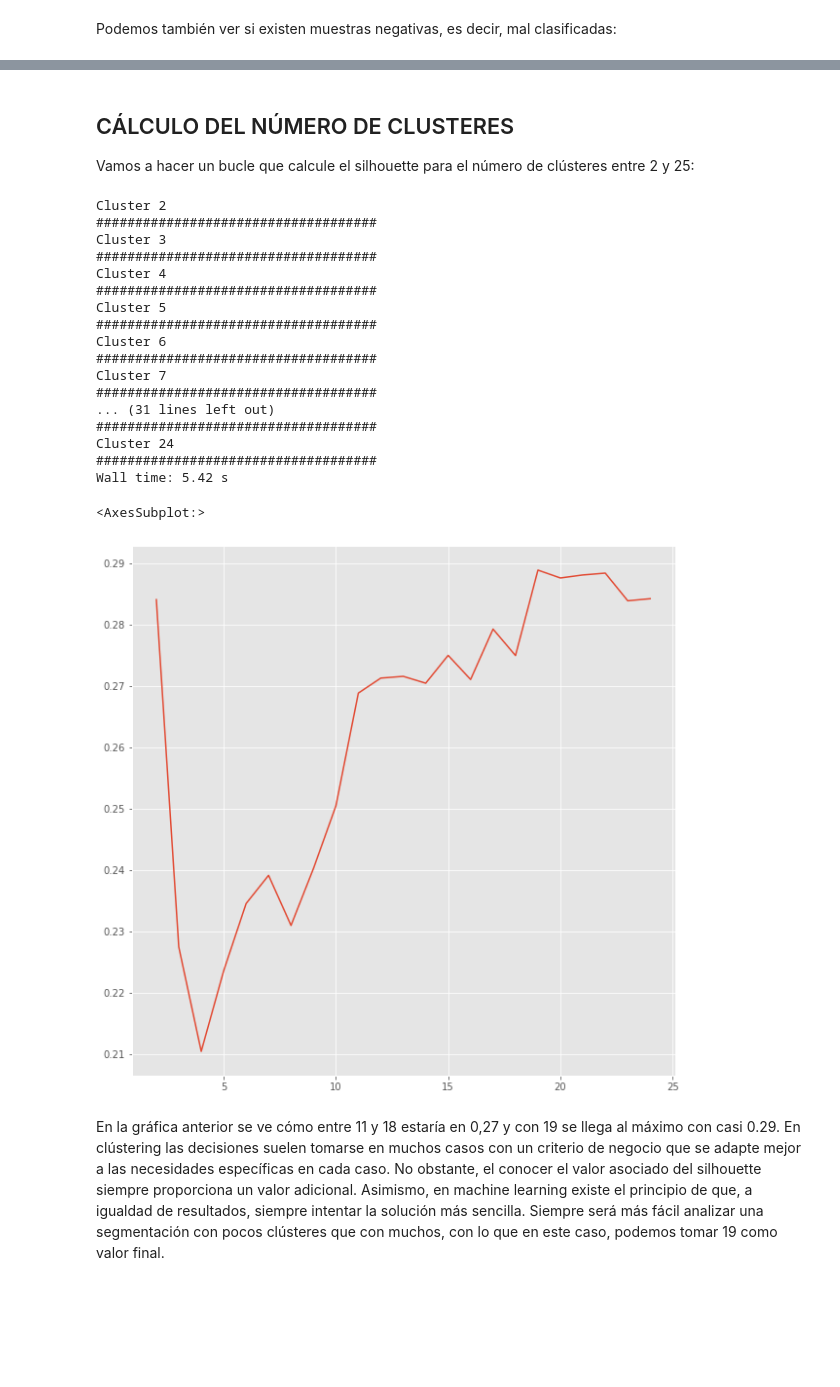
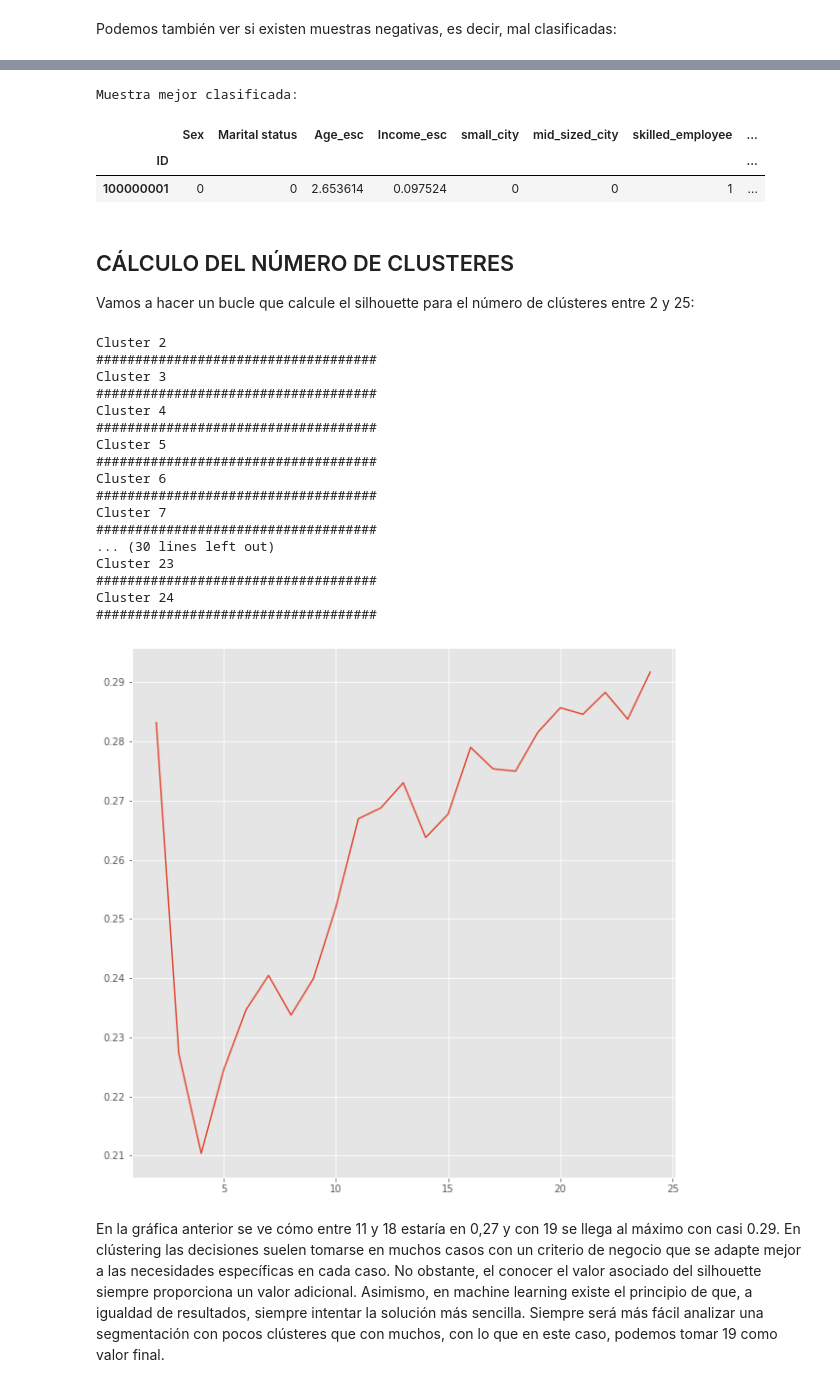
Before and after one commit to ymgabaldon/Ej_segmentacion, a Jupyter notebook: Analisis retail online.ipynb, the cells around one changed output, grey strips where cells are left out. Cells and saved outputs as stored; diff of their text form; code cells hidden in the pictures; blank space fills up the shorter version.

```diff
--- a/Analisis retail online.ipynb
+++ b/Analisis retail online.ipynb
@@ -12,6 +71,8 @@ plt.style.use("ggplot")
 warnings.filterwarnings("ignore")
 # %%
 ruta="D:\\J\\Big data\\DATAHACK\\PYTHON\\006-_Caso_segmentacion\FMCG\\"
+
+ruta="D:\\0001_11_2016_PERSONAL\\datahack\\0006_Prácticas_master_junio\\"
 ruta_linux='/home/user/Datahack/Datos_Segmentacion/'
 archivo="segmentation data.csv"
 # %%
@@ -517,9 +602,20 @@ ID
+# %%
+##CALCULA LA MUESTRA PEOR CLASIFICADA. PARA ELLO, PUEDES BUSCAR EL VALOR MÁXIMO DE LA COLUMNA Silueta_4
+print("Muestra mejor clasificada:")
+df_train[df_train["Silueta_4"]==np.max(df_train["Silueta_4"])]
+# %% [output]
+Muestra mejor clasificada:
+|  | Sex | Marital status | Age_esc | Income_esc | small_city | mid_sized_city | skilled_employee | ... |
+| ID |  |  |  |  |  |  |  | ... |
+| 100000001 | 0 | 0 | 2.653614 | 0.097524 | 0 | 0 | 1 | ... |
 # %% [markdown]
 ## CÁLCULO DEL NÚMERO DE CLUSTERES
 
 Vamos a hacer un bucle que calcule el silhouette para el número de clústeres entre 2 y 25:
 # %%
-%%time
+## VAMOS A CREAR UN DICCIONARIO valor_silhouette DONDE POR CLAVE VAMOS A METER EL NÚMERO DE CLÚSTERES Y VALOR EL SHILOUETTE ASOCIADO
+
+
 
 valor_silhouette={}
 for nclusters in np.arange(2,25):
@@ -542,17 +638,18 @@ Cluster 6
 ####################################
 Cluster 7
 ####################################
-... (31 lines left out)
+... (30 lines left out)
+Cluster 23
 ####################################
 Cluster 24
 ####################################
-Wall time: 5.42 s
 # %%
+### PINTEMOS EN UNA GRÁFICA DE LOS DIFERENTES SILHOUETTES, VAMOS A VER LOS DISTINTOS VALORES
+
 plt.figure(figsize=(10,10))
-sns.lineplot(x=valor_silhouette.keys(),y=valor_silhouette.values())
+sns.lineplot(x=list(valor_silhouette.keys()),y=list(valor_silhouette.values()));
 # %% [output]
-<AxesSubplot:>
-[figure, old version]
+[figure, new version]
 # %% [markdown]
 En la gráfica anterior se ve cómo entre 11 y 18 estaría en 0,27 y con 19 se llega al máximo con casi 0.29. En clústering las decisiones suelen tomarse en muchos casos con un criterio de negocio que se adapte mejor a las necesidades específicas en cada caso. No obstante, el conocer el valor asociado del silhouette siempre proporciona un valor adicional. Asimismo, en machine learning existe el principio de que, a igualdad de resultados, siempre intentar la solución más sencilla. Siempre será más fácil analizar una segmentación con pocos clústeres que con muchos, con lo que en este caso, podemos tomar 19 como valor final.
 # %% [markdown]
```
Also changed, not shown: parts of 108 cells of this notebook.
